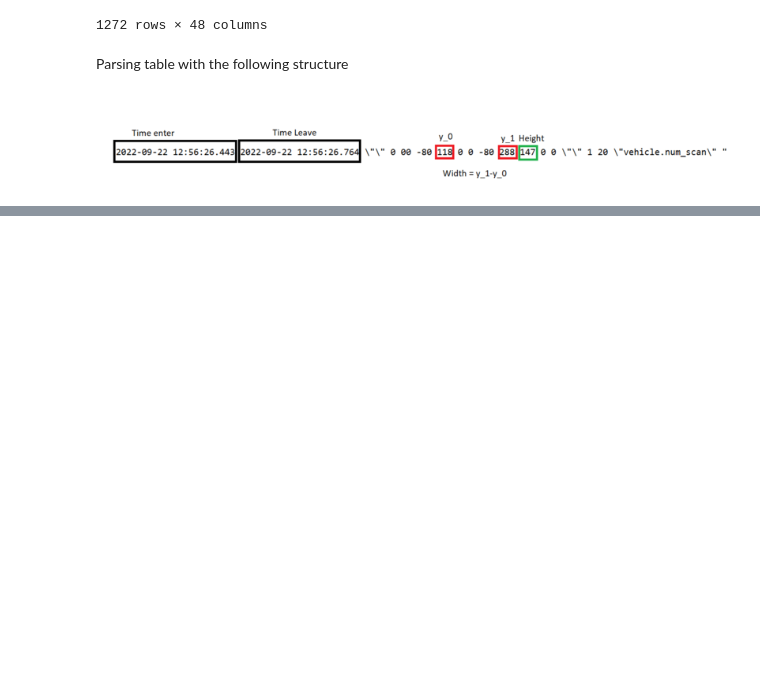
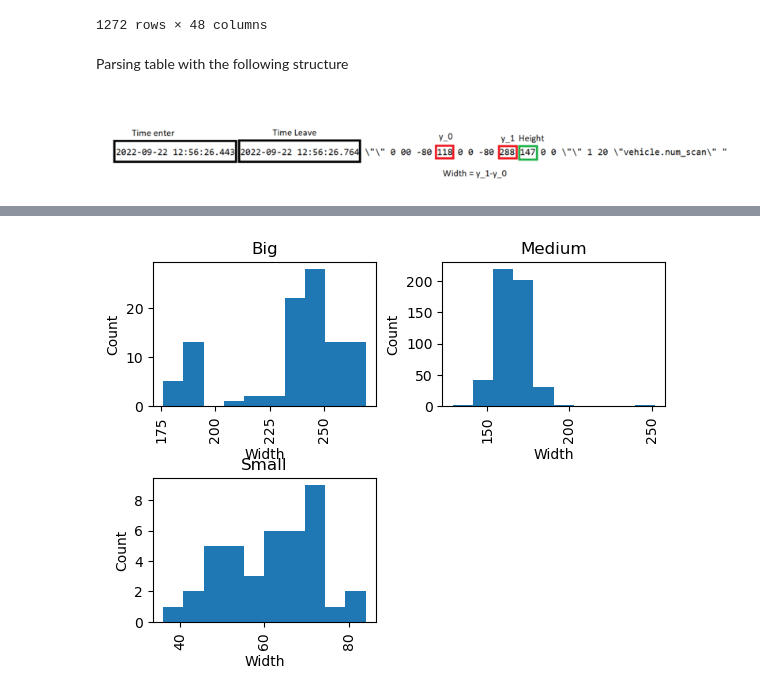
Before and after one commit to erlandbo/TDT4290, a Jupyter notebook: lidar_data_parsing.ipynb, the cells around one changed output, grey strips where cells are left out. Drawn from its saved outputs; the diff is of its cells as text; code cells hidden in the pictures; blank space fills up the shorter version.

```diff
--- a/lidar_data_parsing.ipynb
+++ b/lidar_data_parsing.ipynb
@@ -103,0 +124,7 @@ lidar_data
+# %%
+axarr = lidar_data.hist(column="width", by="type")
+for ax in axarr.flatten():
+    ax.set_xlabel("Width")
+    ax.set_ylabel("Count")
+# %% [output]
+[figure, added]
```
Also changed, not shown: parts of 4 cells of this notebook.
